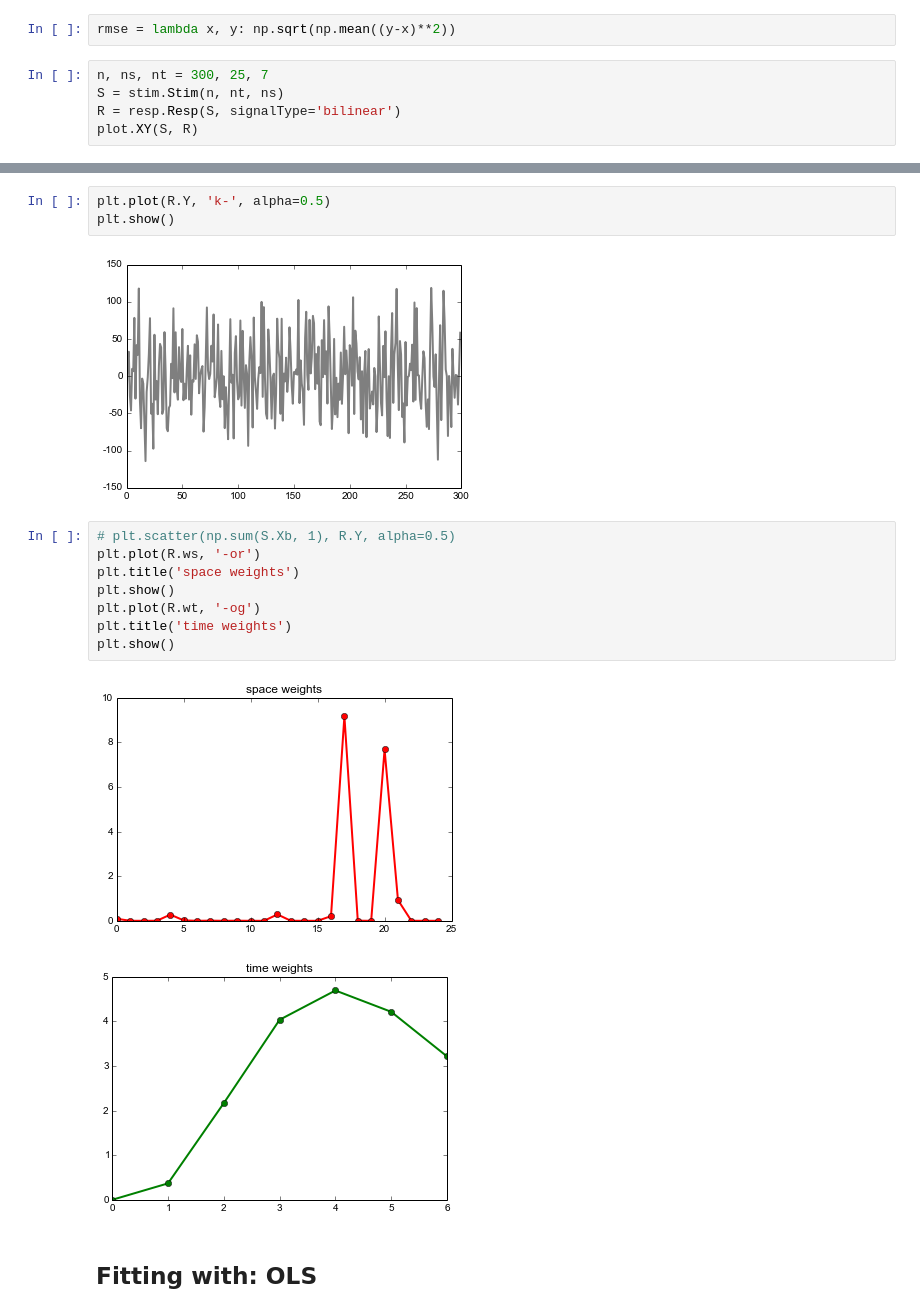
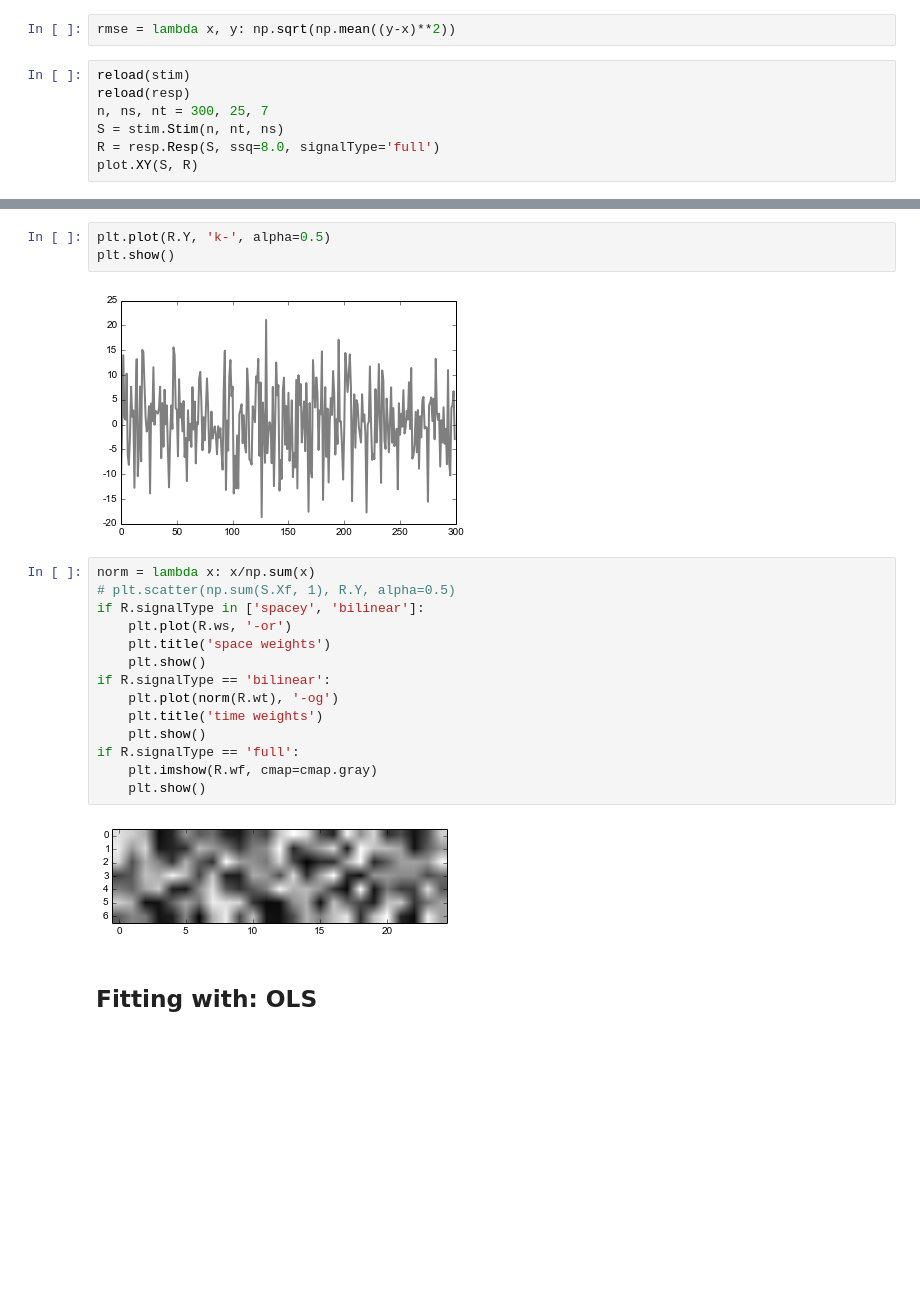
Before and after one commit to mobeets/pyASDRD, a Jupyter notebook: ASD.ipynb, the cells around one changed output, grey strips where cells are left out. Cells and saved outputs as stored; diff of their text form; blank space fills up the shorter version.

```diff
--- a/ASD.ipynb
+++ b/ASD.ipynb
@@ -19,8 +19,10 @@ reload(resp)
 # %%
 rmse = lambda x, y: np.sqrt(np.mean((y-x)**2))
 # %%
+reload(stim)
+reload(resp)
 n, ns, nt = 300, 25, 7
 S = stim.Stim(n, nt, ns)
-R = resp.Resp(S, signalType='bilinear')
+R = resp.Resp(S, ssq=8.0, signalType='full')
 plot.XY(S, R)
 # %% [output]
@@ -34,18 +36,23 @@ plt.show()
 plt.plot(R.Y, 'k-', alpha=0.5)
 plt.show()
 # %% [output]
-[figure, old version]
+[figure, new version]
 # %%
-# plt.scatter(np.sum(S.Xb, 1), R.Y, alpha=0.5)
-plt.plot(R.ws, '-or')
-plt.title('space weights')
-plt.show()
-plt.plot(R.wt, '-og')
-plt.title('time weights')
-plt.show()
+norm = lambda x: x/np.sum(x)
+# plt.scatter(np.sum(S.Xf, 1), R.Y, alpha=0.5)
+if R.signalType in ['spacey', 'bilinear']:
+    plt.plot(R.ws, '-or')
+    plt.title('space weights')
+    plt.show()
+if R.signalType == 'bilinear':
+    plt.plot(norm(R.wt), '-og')
+    plt.title('time weights')
+    plt.show()
+if R.signalType == 'full':
+    plt.imshow(R.wf, cmap=cmap.gray)
+    plt.show()
 # %% [output]
-[figure, old version]
+[figure, new version]
-[figure, removed]
 # %% [markdown]
 ## Fitting with: OLS
 # %%
```
Also changed, not shown: parts of 14 cells of this notebook, 3 other files.
